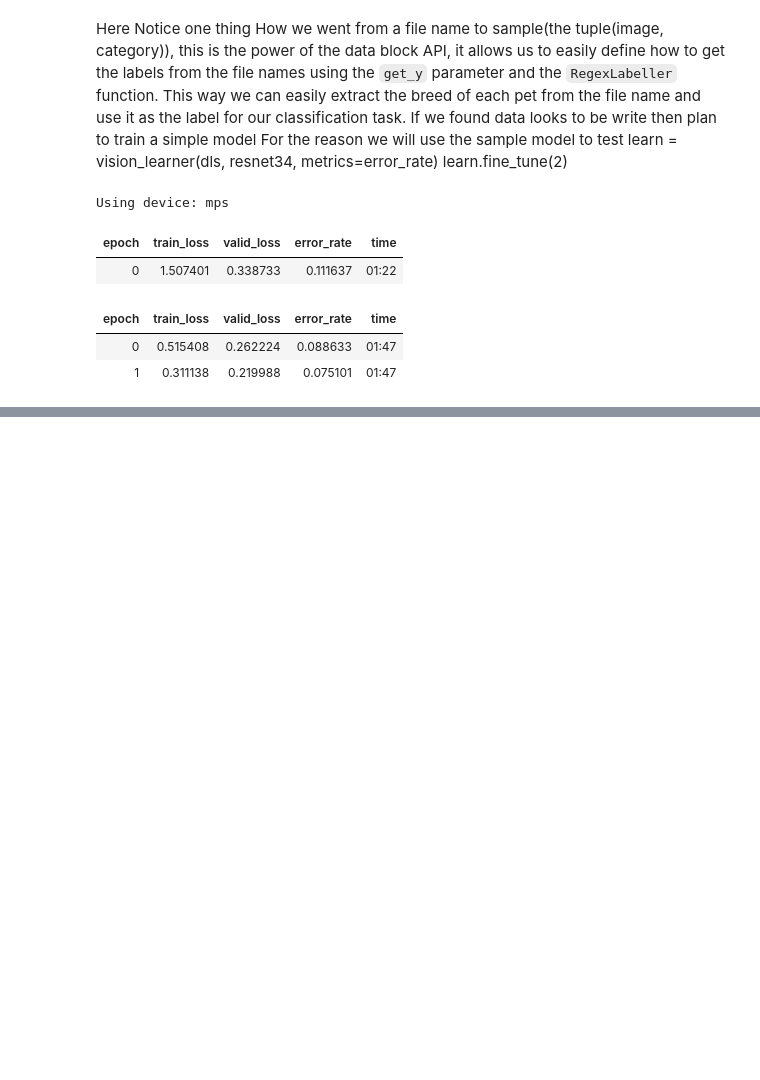
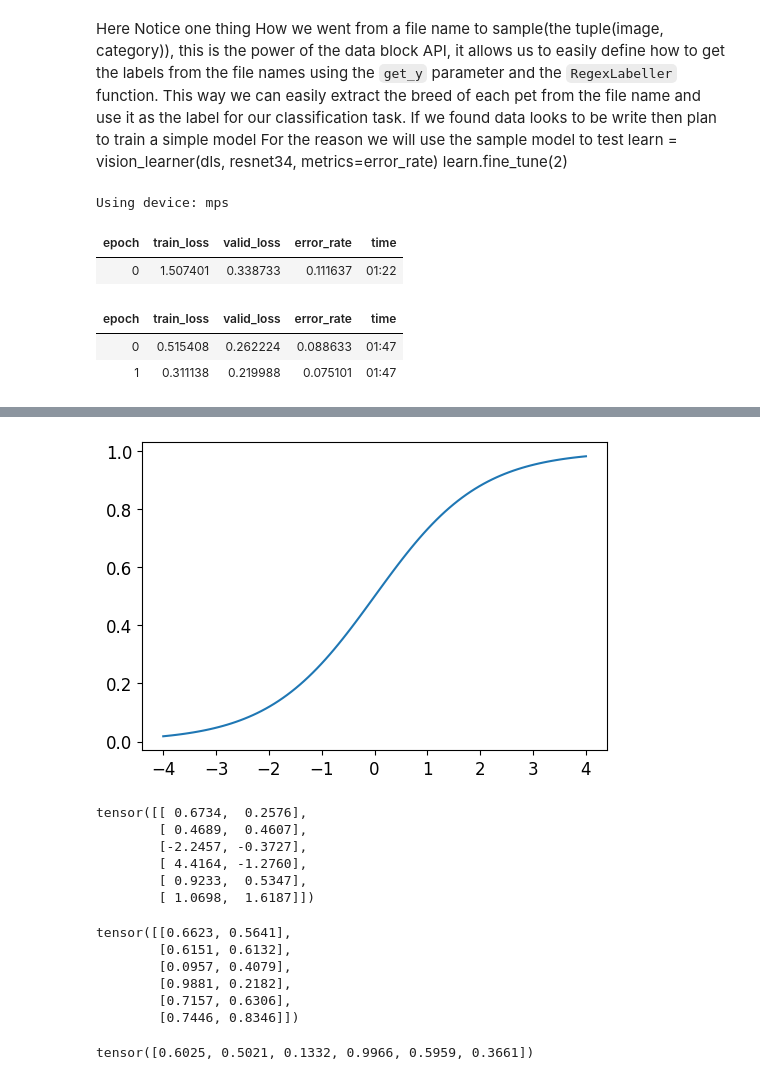
Before and after one commit to manojbaliyan16/project26, a Jupyter notebook: notebooks/5_pet_breads_CAT_Dog_Classifier.ipynb, the cells around one changed output, grey strips where cells are left out. Drawn from its saved outputs; the diff is of its cells as text; code cells hidden in the pictures; blank space fills up the shorter version.

```diff
--- a/notebooks/5_pet_breads_CAT_Dog_Classifier.ipynb
+++ b/notebooks/5_pet_breads_CAT_Dog_Classifier.ipynb
@@ -468,0 +528,4 @@ RuntimeError: Expected all tensors to be on the same device, but found at least
+# %%
+plot_function(torch.sigmoid, min=-4,max=4)
+# %% [output]
+[figure, added]
@@ -468,0 +534,23 @@ RuntimeError: Expected all tensors to be on the same device, but found at least
+# %%
+acts = torch.randn((6,2))*2
+acts
+# %% [output]
+tensor([[ 0.6734,  0.2576],
+        [ 0.4689,  0.4607],
+        [-2.2457, -0.3727],
+        [ 4.4164, -1.2760],
+        [ 0.9233,  0.5347],
+        [ 1.0698,  1.6187]])
+# %%
+acts.sigmoid()
+# %% [output]
+tensor([[0.6623, 0.5641],
+        [0.6151, 0.6132],
+        [0.0957, 0.4079],
+        [0.9881, 0.2182],
+        [0.7157, 0.6306],
+        [0.7446, 0.8346]])
+# %%
+(acts[:,0]-acts[:,1]).sigmoid()
+# %% [output]
+tensor([0.6025, 0.5021, 0.1332, 0.9966, 0.5959, 0.3661])
```
Also changed, not shown: parts of 53 cells of this notebook, 3 other files.
